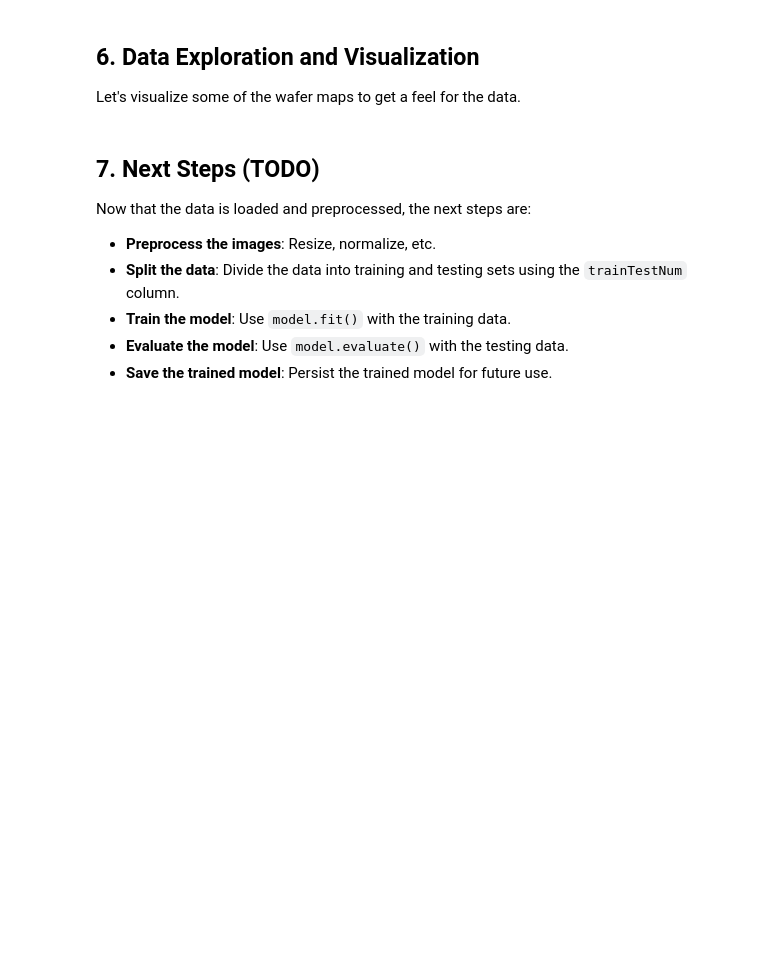
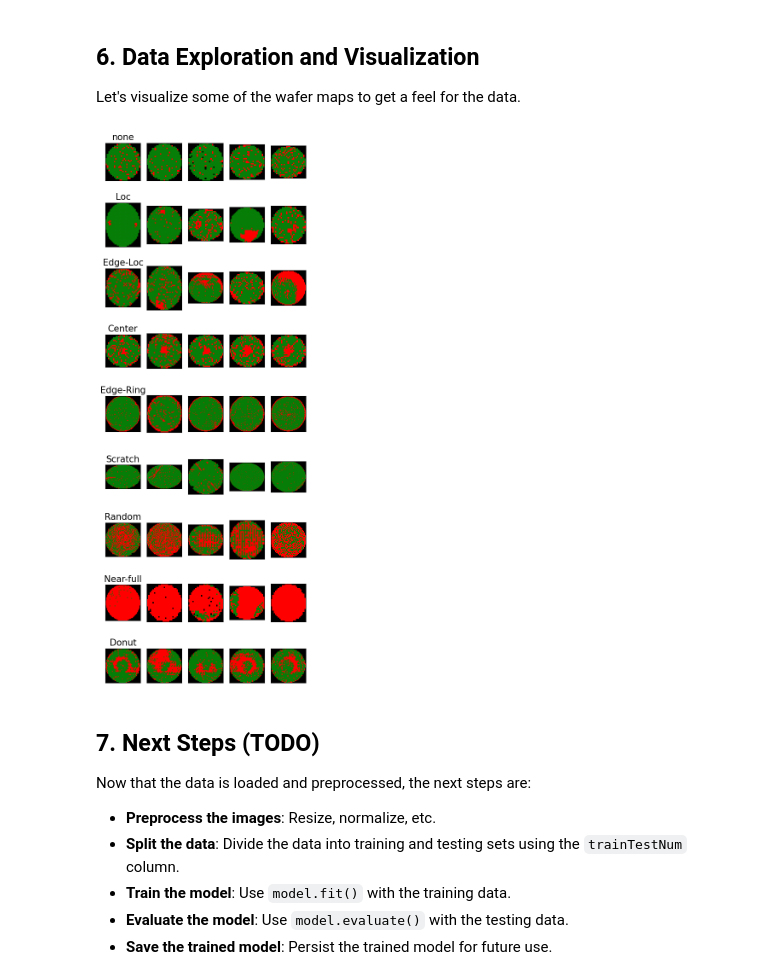
Before and after one commit to JenitonA/Wafer-Defect-AI, a Jupyter notebook: src/WaferDefectDetection.ipynb, the cells around one changed output. Cells and saved outputs as stored; diff of their text form; code cells hidden in the pictures; blank space fills up the shorter version.

Commit message:
Updated data visuals

```diff
--- a/src/WaferDefectDetection.ipynb
+++ b/src/WaferDefectDetection.ipynb
@@ -96,24 +146,36 @@ df.info()
 ## 6. Data Exploration and Visualization
 
 Let's visualize some of the wafer maps to get a feel for the data.
-# %%
-# Filter for wafers that have a defect pattern (i.e., are not 'none')
-df_withpattern = df[(df['failureNum'] >= 0) & (df['failureNum'] <= 7)]
-df_withpattern = df_withpattern.reset_index()
-
-# Display the first 20 defect patterns
-num_to_show = 20
-fig, ax = plt.subplots(nrows=2, ncols=10, figsize=(20, 5))
-ax = ax.ravel(order='C')
-for i in range(num_to_show):
-    img = df_withpattern.waferMap[i]
-    ax[i].imshow(img)
-    ax[i].set_title(df_withpattern.failureType[i][0][0], fontsize=10)
-    ax[i].set_xlabel(df_withpattern.index[i], fontsize=8)
-    ax[i].set_xticks([])
-    ax[i].set_yticks([])
-plt.tight_layout()
-plt.show()
+# %%
+# Define a custom colormap
+# 0: background (black)
+# 1: good die (green)
+# 2: defective die (red)
+cmap = ListedColormap(['black', "#077e07", 'red'])
+
+num_to_show = 5
+
+unique_types = df_train["failureNum"].unique()   # includes 'none'
+
+fig, axes = plt.subplots(nrows=len(unique_types), ncols=num_to_show, figsize=(5,1.5*len(unique_types)))
+
+for row_idx, type in enumerate(unique_types):
+    # sample 5 wafers of this type
+    subset = df_train[df_train["failureNum"] == type].sample(n=num_to_show, random_state=42)
+
+    for col_idx, wafer in enumerate(subset["waferMap"]):
+        ax = axes[row_idx, col_idx]
+        ax.imshow(wafer, cmap=cmap)
+        ax.set_xticks([])
+        ax.set_yticks([])
+
+        if col_idx == 0:  # only label once per row
+            label = subset.failureType.iloc[0][0][0]  # first element of the first row
+            ax.set_title(label, fontsize=15, pad=5)
+plt.tight_layout()
+plt.show()
+# %% [output]
+[figure, added]
 # %% [markdown]
 ## 7. Next Steps (TODO)
 
```
Also changed, not shown: parts of 4 cells of this notebook.
